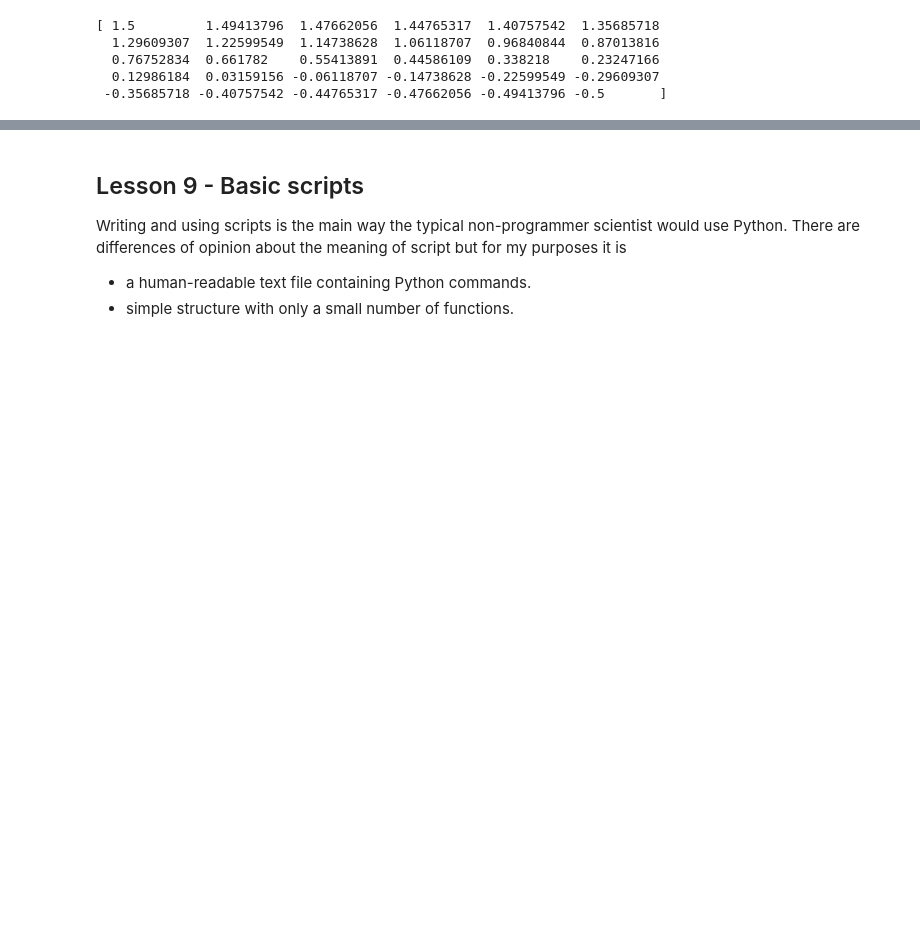
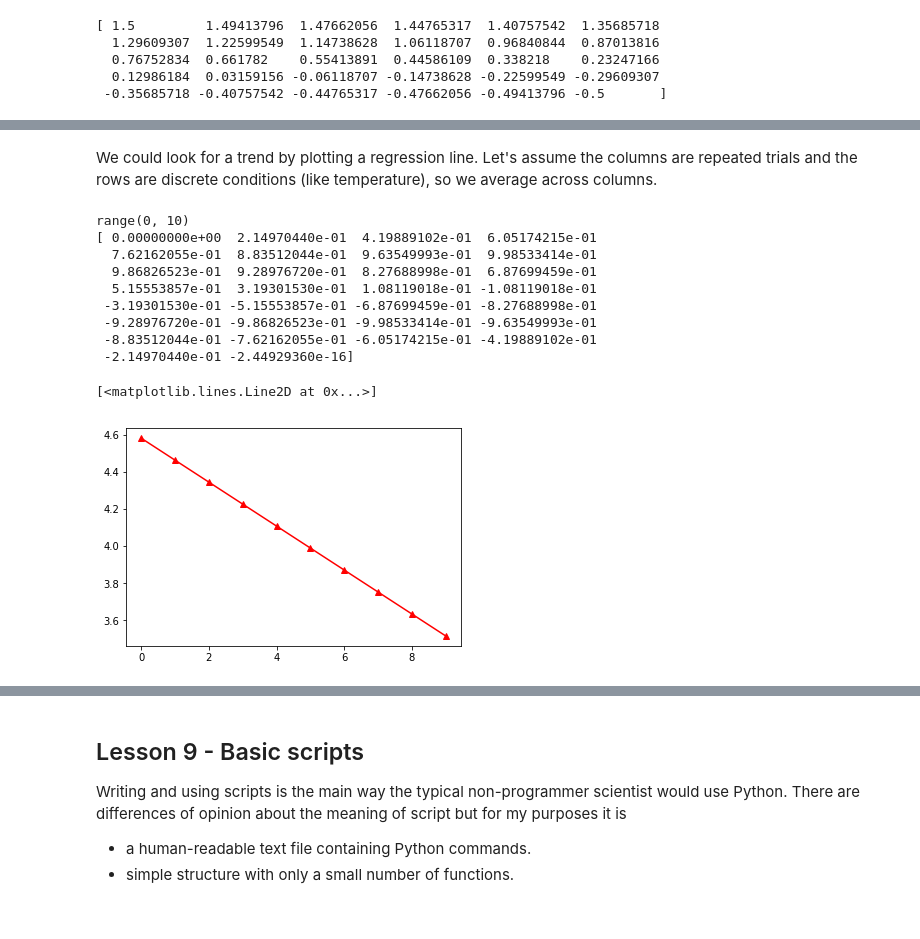
Before and after one commit to pradau/python_for_psychologists, a Jupyter notebook: Python_for_Psychologists.ipynb, the cells around one changed output, grey strips where cells are left out. Drawn from its saved outputs; the diff is of its cells as text; code cells hidden in the pictures; blank space fills up the shorter version.

```diff
--- a/Python_for_Psychologists.ipynb
+++ b/Python_for_Psychologists.ipynb
@@ -605,0 +640,26 @@ plt.close()  #good form to close (clean up) at end otherwise you might have bad
+# %% [markdown]
+We could look for a trend by plotting a regression line. Let's assume the columns are repeated trials and the rows are discrete conditions (like temperature), so we average across columns.
+# %%
+#obtain the fit parameters from linear regression
+x = range(len(data[:,0]))
+print(x)
+# average across columns, making a 1D vector.
+avg = np.average(data, axis=1)
+print(y)
+fit = np.polyfit(x, avg, 1)
+#obtain the function that represents the fit and can generate new values.
+fit_fn = np.poly1d(fit)
+#plot fit as red line with triangles.
+plt.plot(x, fit_fn(x), 'r-^')
+# %% [output]
+range(0, 10)
+[ 0.00000000e+00  2.14970440e-01  4.19889102e-01  6.05174215e-01
+  7.62162055e-01  8.83512044e-01  9.63549993e-01  9.98533414e-01
+  9.86826523e-01  9.28976720e-01  8.27688998e-01  6.87699459e-01
+  5.15553857e-01  3.19301530e-01  1.08119018e-01 -1.08119018e-01
+ -3.19301530e-01 -5.15553857e-01 -6.87699459e-01 -8.27688998e-01
+ -9.28976720e-01 -9.86826523e-01 -9.98533414e-01 -9.63549993e-01
+ -8.83512044e-01 -7.62162055e-01 -6.05174215e-01 -4.19889102e-01
+ -2.14970440e-01 -2.44929360e-16]
+[<matplotlib.lines.Line2D at 0x...>]
+[figure, added]
```
Also changed, not shown: parts of 53 cells of this notebook, 1 other file.
